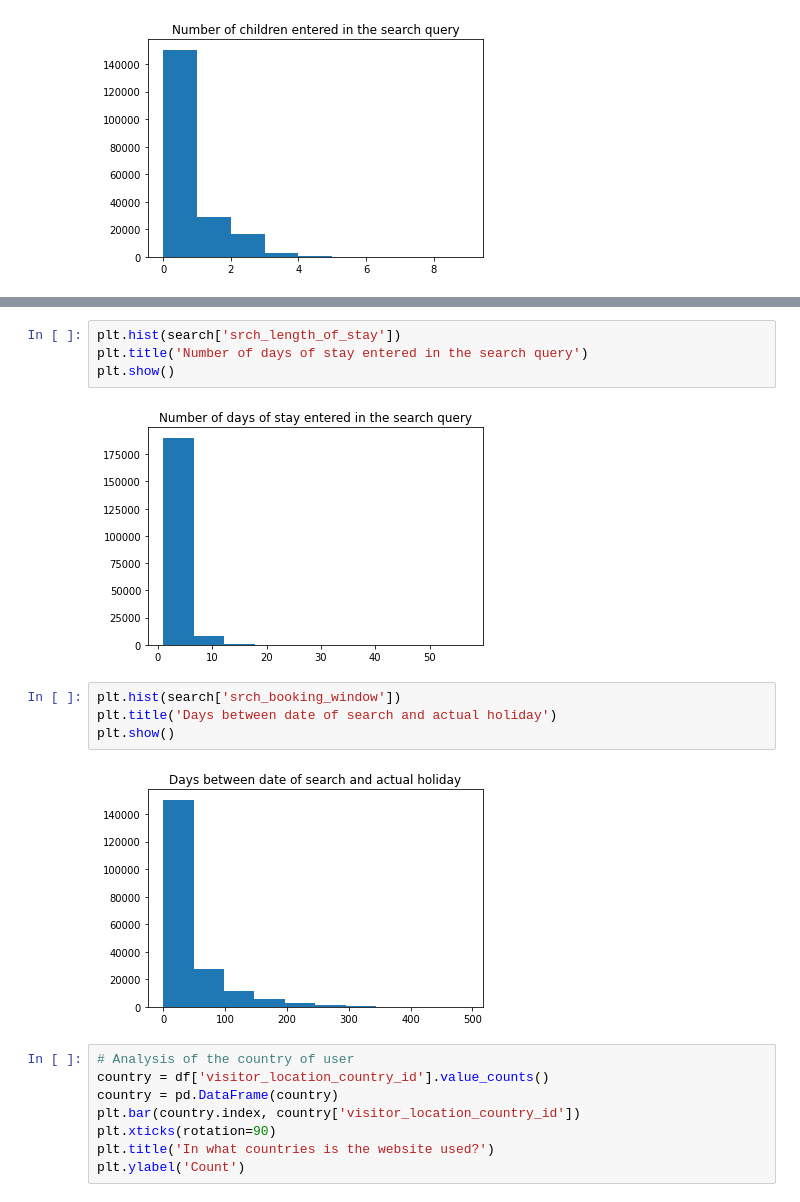
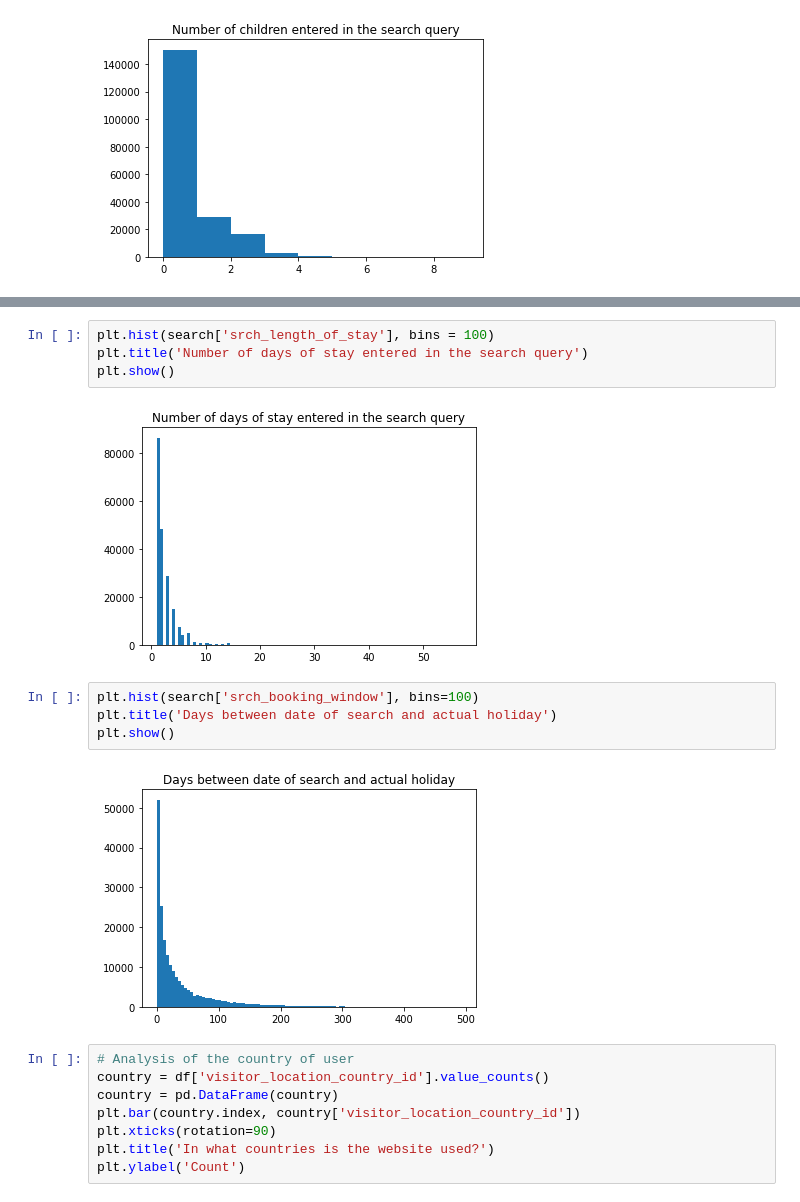
Before and after one commit to Heleenoudenijhuis/Datamining, a Jupyter notebook: Hotel_data_mining_EXPLORATION.ipynb, the cells around one changed output, grey strips where cells are left out. Saved outputs shown, nothing was run; the diff lists cells and outputs as text.

```diff
--- a/Hotel_data_mining_EXPLORATION.ipynb
+++ b/Hotel_data_mining_EXPLORATION.ipynb
@@ -64,15 +73,15 @@ plt.show()
 # %%
-plt.hist(search['srch_length_of_stay'])
+plt.hist(search['srch_length_of_stay'], bins = 100)
 plt.title('Number of days of stay entered in the search query')
 plt.show()
 # %% [output]
-[figure, old version]
+[figure, new version]
 # %%
-plt.hist(search['srch_booking_window'])
+plt.hist(search['srch_booking_window'], bins=100)
 plt.title('Days between date of search and actual holiday')
 plt.show()
 # %% [output]
-[figure, old version]
+[figure, new version]
 # %%
 # Analysis of the country of user
 country = df['visitor_location_country_id'].value_counts()
```
Also changed, not shown: parts of 2 cells of this notebook.
